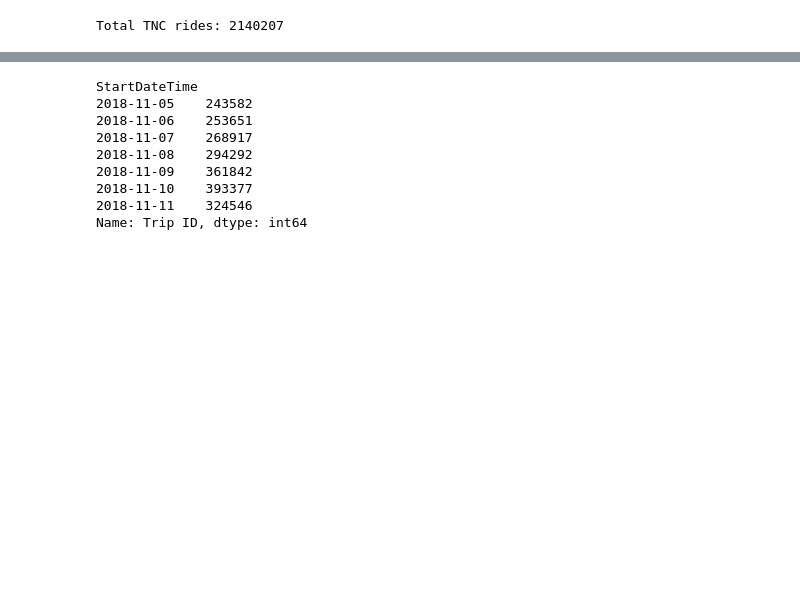
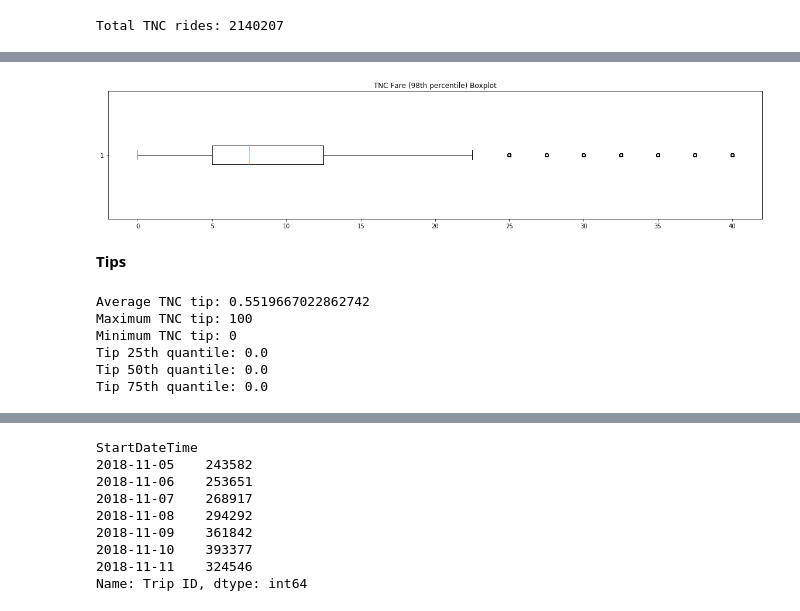
Before and after one commit to juanfrans/chicago_tnc_vs_taxis, a Jupyter notebook: 02_GeneratingSummaryTablesGraphs/src/01_GeneratingSummaryTablesGraphs.ipynb, the cells around one changed output, grey strips where cells are left out. Drawn from its saved outputs; the diff is of its cells as text; code cells hidden in the pictures; blank space fills up the shorter version.

```diff
--- a/02_GeneratingSummaryTablesGraphs/src/01_GeneratingSummaryTablesGraphs.ipynb
+++ b/02_GeneratingSummaryTablesGraphs/src/01_GeneratingSummaryTablesGraphs.ipynb
@@ -132 +161,27 @@ Maximum TNC fare: 1090.0
 Minimum TNC fare: 0.0
+# %%
+plt.rcParams["figure.figsize"] = [20,4]
+fig1, ax1 = plt.subplots()
+ax1.boxplot(tncFare98['Fare'], vert=False)
+ax1.title.set_text('TNC Fare (98th percentile) Boxplot')
+# %% [output]
+[figure, added]
+# %% [markdown]
+**Tips**
+# %%
+tncAvgTip = tncData['Tip'].mean()
+tncMaxTip = tncData['Tip'].max()
+tncMinTip = tncData['Tip'].min()
+print('Average TNC tip:', tncAvgTip)
+print('Maximum TNC tip:', tncMaxTip)
+print('Minimum TNC tip:', tncMinTip)
+print('Tip 25th quantile:', tncData['Tip'].quantile(.25))
+print('Tip 50th quantile:', tncData['Tip'].quantile(.5))
+print('Tip 75th quantile:', tncData['Tip'].quantile(.75))
+# %% [output]
+Average TNC tip: 0.5519667022862742
+Maximum TNC tip: 100
+Minimum TNC tip: 0
+Tip 25th quantile: 0.0
+Tip 50th quantile: 0.0
+Tip 75th quantile: 0.0
```
Also changed, not shown: parts of 108 cells of this notebook, 1 other file.
